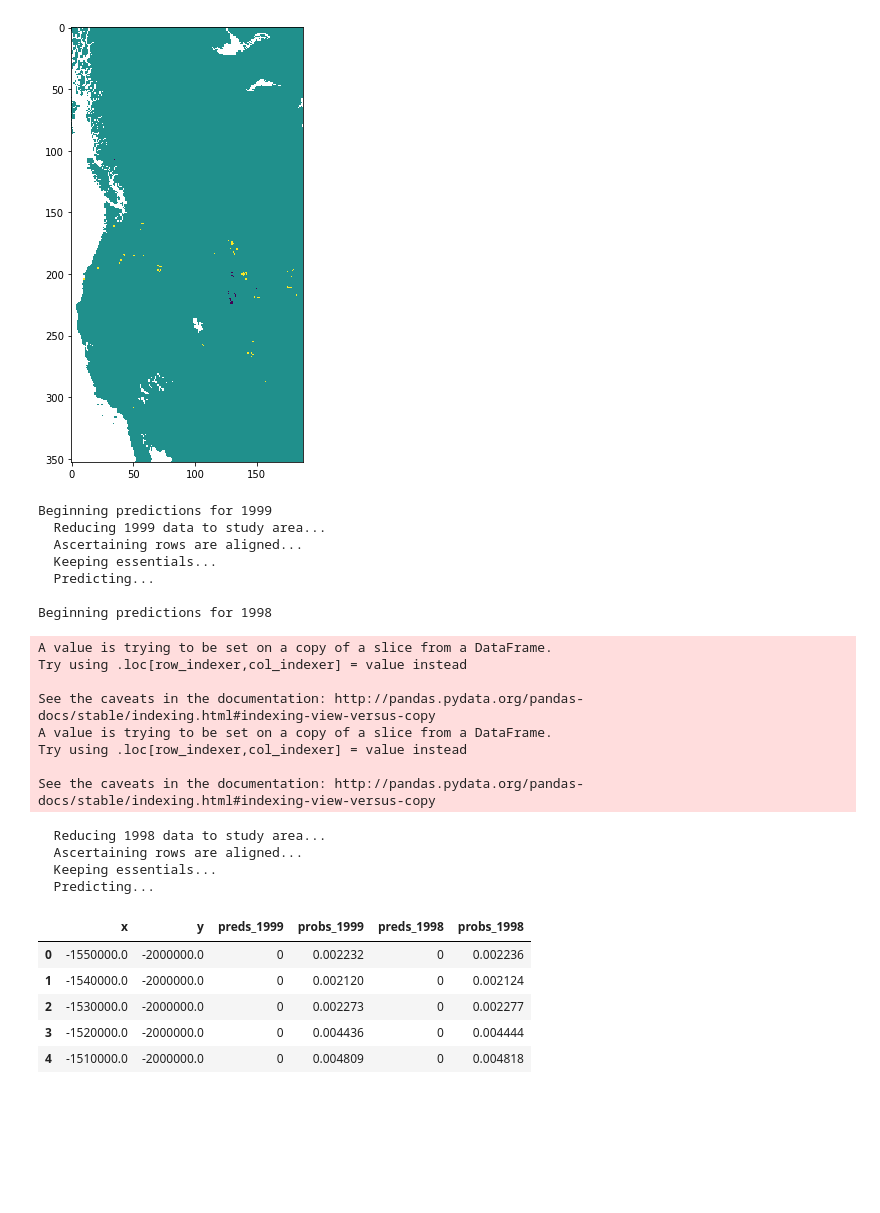
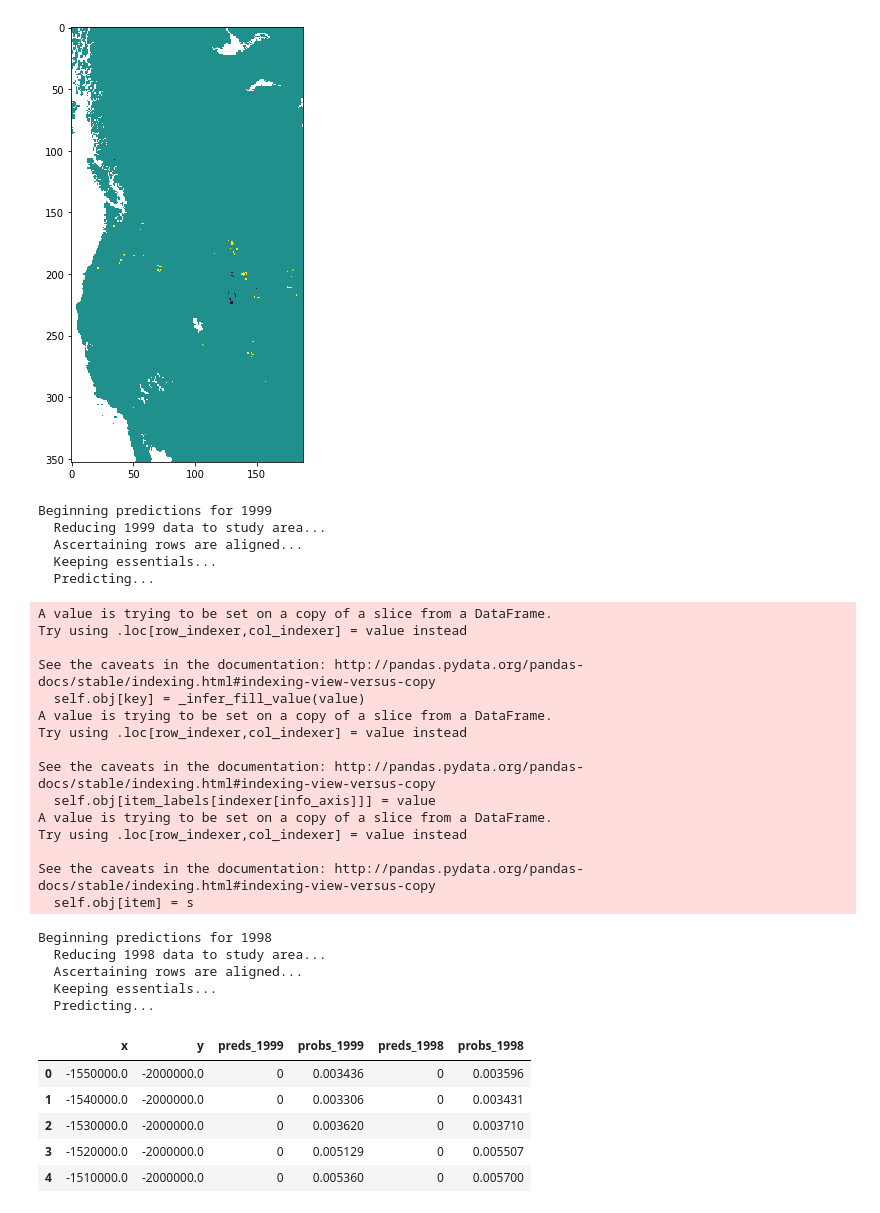
Before and after one commit to dongmeic/SDM, a Jupyter notebook: python/models/full/logistic_baseline_year.py.ipynb, the cells around one changed output. Saved outputs shown, nothing was run; the diff lists cells and outputs as text; code cells hidden in the pictures; blank space fills up the shorter version.

```diff
--- a/python/models/full/logistic_baseline_year.py.ipynb
+++ b/python/models/full/logistic_baseline_year.py.ipynb
@@ -106,9 +106,9 @@ full_test['beetle'] = y_test['beetle']
 # %%
 # Drop 'studyArea' from predictors (all 1 in the reduced data) and 'x' and
 # 'y' (perfectly correlated with 'lon' and 'lat')
-X_train = X_train.drop(['studyArea', 'x', 'y', 'elev_srtm30', 'year'], axis=1)
-X_valid = X_valid.drop(['studyArea', 'x', 'y', 'elev_srtm30', 'year'], axis=1)
-X_test  = X_test.drop(['studyArea',  'x', 'y', 'elev_srtm30', 'year'],  axis=1)
+X_train = X_train.drop(['studyArea', 'x', 'y', 'elev_srtm30', 'year', 'varPrecip_growingSeason'], axis=1)
+X_valid = X_valid.drop(['studyArea', 'x', 'y', 'elev_srtm30', 'year', 'varPrecip_growingSeason'], axis=1)
+X_test  = X_test.drop(['studyArea',  'x', 'y', 'elev_srtm30', 'year', 'varPrecip_growingSeason'],  axis=1)
 # %%
 predictors = list(X_train)
 print(predictors)
@@ -180,7 +180,7 @@ plt.legend(loc='best');
 # Find optimal regularization via best validation-set accuracy
 l1_mods = []
 l2_mods = []
-Cs = np.logspace(-3.111, -1.778, 10)
+Cs = np.logspace(-3.111, -1.333, 10)
 
 t0 = time.time()
 for C in Cs:
@@ -227,5 +227,5 @@ plt.legend(loc='best');
 # %%
-logistic_clf = LogisticRegression(C=0.00215443469003, penalty='l1')
+logistic_clf = LogisticRegression(C=0.001923583801, penalty='l1')
 logistic_clf.fit(X_train, y_train)
 preds = logistic_clf.predict(X_test)
 accuracy = sum(y_test == preds) / len(preds)
@@ -563,12 +559,15 @@ year = 1999 # <- !
 
 next_year_data = full_test.loc[full_test.year == (year + 1), :]
 
-hist_data = pd.read_csv(HISTORIC_DATA_PATH + 'clean_%d.csv' % year)
-hist_data = mask_data(hist_data, x_range, y_range, verbose=False)
+#hist_data = pd.read_csv(HISTORIC_DATA_PATH + 'clean_%d.csv' % year)
+#hist_data = mask_data(hist_data, x_range, y_range, verbose=False)
 
-hist_merge = hist_data[['x', 'y']]
+hist_merge = next_year_data[['x', 'y']]
 
 while year >= historic_years[0]:
+    hist_data = pd.read_csv(HISTORIC_DATA_PATH + 'clean_%d.csv' % year)
+    hist_data = mask_data(hist_data, x_range, y_range, verbose=False)
+
     print('\nBeginning predictions for', year)
     xy = next_year_data.apply(
         lambda row: str(row['x']) + str(row['y']), axis=1)
@@ -594,42 +593,49 @@ while year >= historic_years[0]:
     hist_essentials = scaler.fit_transform(hist_essentials)
     hist_data['beetle'] = logistic_clf.predict(hist_essentials)
     print('  Predicting...')
-    hist_merge['preds_%d' % year] = hist_data['beetle']
+    hist_merge.loc[:, 'preds_%d' % year] = hist_data['beetle']
 
     probs = logistic_clf.predict_proba(hist_essentials)
     probs = [prob[1] for prob in probs]
-    hist_merge['probs_%d' % year] = probs
+    hist_merge.loc[:, 'probs_%d' % year] = probs
 
     year -= 1
     next_year_data = hist_data
+    #hist_data = pd.read_csv(HISTORIC_DATA_PATH + 'clean_%d.csv' % year)
 
 hist_merge.head()
 # %% [output]
 Beginning predictions for 1999
   Reducing 1999 data to study area...
   Ascertaining rows are aligned...
   Keeping essentials...
   Predicting...
-
-Beginning predictions for 1998
 A value is trying to be set on a copy of a slice from a DataFrame.
 Try using .loc[row_indexer,col_indexer] = value instead
 
 See the caveats in the documentation: http://pandas.pydata.org/pandas-docs/stable/indexing.html#indexing-view-versus-copy
+  self.obj[key] = _infer_fill_value(value)
 A value is trying to be set on a copy of a slice from a DataFrame.
 Try using .loc[row_indexer,col_indexer] = value instead
 
 See the caveats in the documentation: http://pandas.pydata.org/pandas-docs/stable/indexing.html#indexing-view-versus-copy
+  self.obj[item_labels[indexer[info_axis]]] = value
+A value is trying to be set on a copy of a slice from a DataFrame.
+Try using .loc[row_indexer,col_indexer] = value instead
+
+See the caveats in the documentation: http://pandas.pydata.org/pandas-docs/stable/indexing.html#indexing-view-versus-copy
+  self.obj[item] = s
+Beginning predictions for 1998
   Reducing 1998 data to study area...
   Ascertaining rows are aligned...
   Keeping essentials...
   Predicting...
 |  | x | y | preds_1999 | probs_1999 | preds_1998 | probs_1998 |
-| 0 | -1550000.0 | -2000000.0 | 0 | 0.002232 | 0 | 0.002236 |
-| 1 | -1540000.0 | -2000000.0 | 0 | 0.002120 | 0 | 0.002124 |
-| 2 | -1530000.0 | -2000000.0 | 0 | 0.002273 | 0 | 0.002277 |
-| 3 | -1520000.0 | -2000000.0 | 0 | 0.004436 | 0 | 0.004444 |
-| 4 | -1510000.0 | -2000000.0 | 0 | 0.004809 | 0 | 0.004818 |
+| 0 | -1550000.0 | -2000000.0 | 0 | 0.003436 | 0 | 0.003596 |
+| 1 | -1540000.0 | -2000000.0 | 0 | 0.003306 | 0 | 0.003431 |
+| 2 | -1530000.0 | -2000000.0 | 0 | 0.003620 | 0 | 0.003710 |
+| 3 | -1520000.0 | -2000000.0 | 0 | 0.005129 | 0 | 0.005507 |
+| 4 | -1510000.0 | -2000000.0 | 0 | 0.005360 | 0 | 0.005700 |
 # %%
 m_1999 = column2matrix(hist_merge, 'preds_1999')
 m_1998 = column2matrix(hist_merge, 'preds_1998')
```
Also changed, not shown: parts of 17 cells of this notebook.
